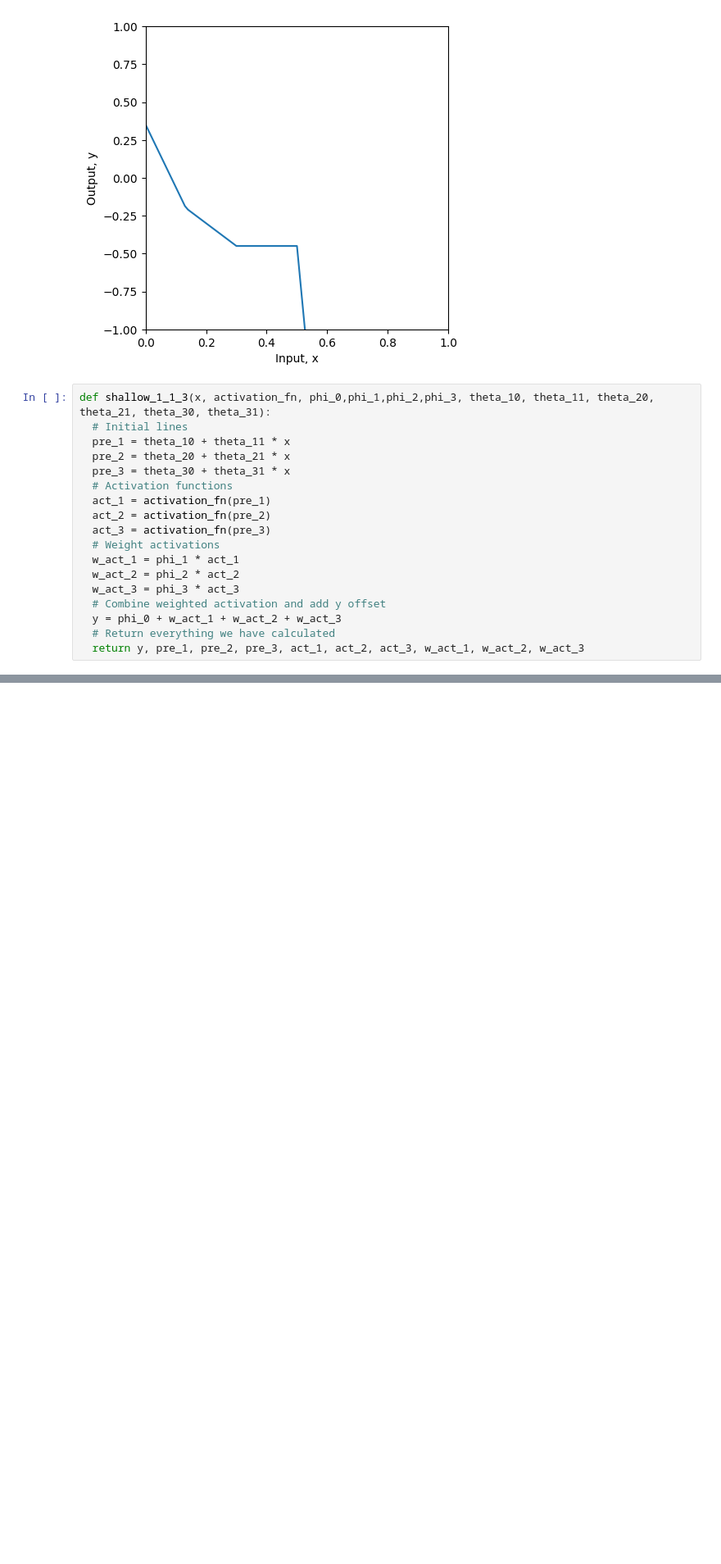
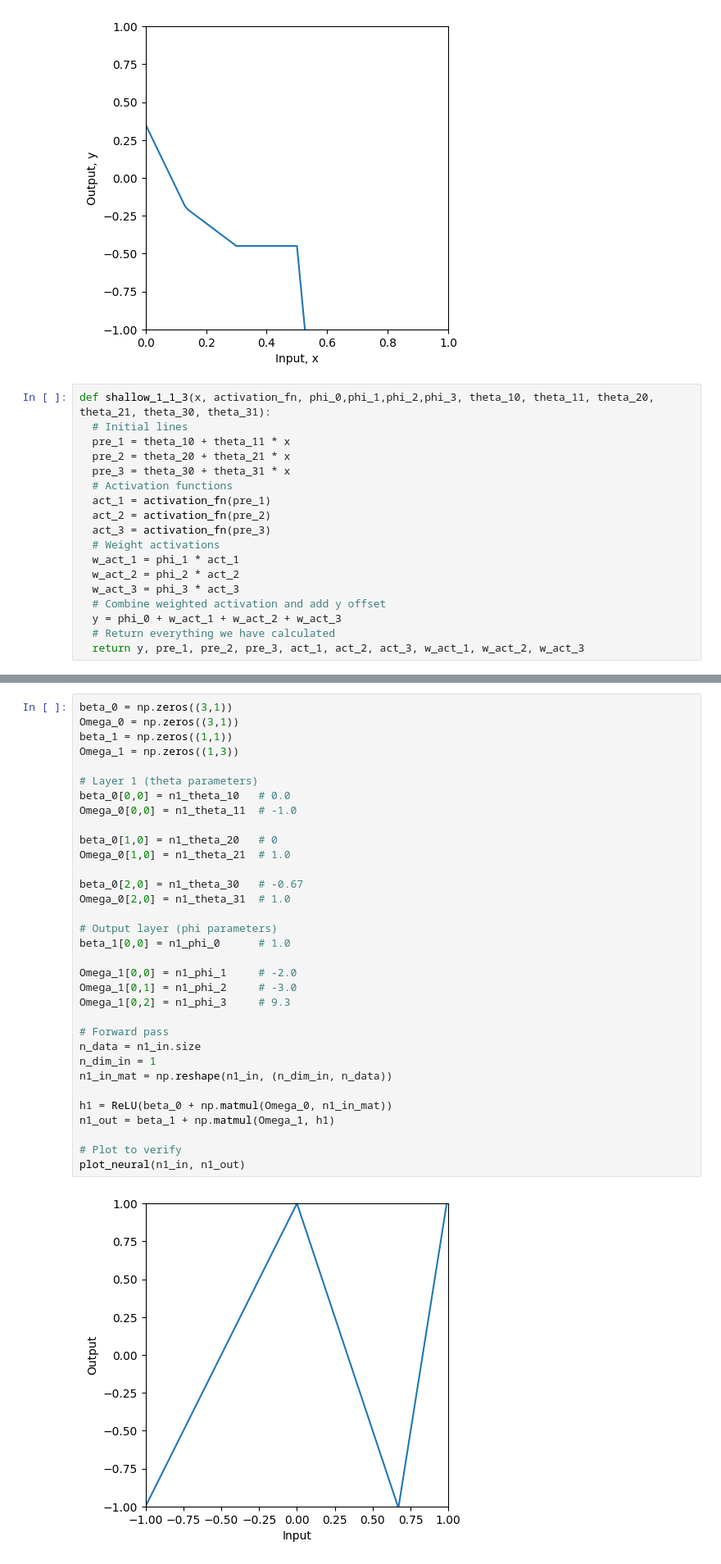
Before and after one commit to Saransh-Basu-01/Understanding-Deep-learning-, a Jupyter notebook: Deep_Neural_Networks.ipynb, the cells around one changed output, grey strips where cells are left out. Shown at 82% size. Cells and saved outputs as stored; diff of their text form; blank space fills up the shorter version.

```diff
--- a/Deep_Neural_Networks.ipynb
+++ b/Deep_Neural_Networks.ipynb
@@ -250,0 +276,35 @@ def shallow_1_1_3(x, activation_fn, phi_0,phi_1,phi_2,phi_3, theta_10, theta_11,
+# %%
+beta_0 = np.zeros((3,1))
+Omega_0 = np.zeros((3,1))
+beta_1 = np.zeros((1,1))
+Omega_1 = np.zeros((1,3))
+
+# Layer 1 (theta parameters)
+beta_0[0,0] = n1_theta_10   # 0.0
+Omega_0[0,0] = n1_theta_11  # -1.0
+
+beta_0[1,0] = n1_theta_20   # 0
+Omega_0[1,0] = n1_theta_21  # 1.0
+
+beta_0[2,0] = n1_theta_30   # -0.67
+Omega_0[2,0] = n1_theta_31  # 1.0
+
+# Output layer (phi parameters)
+beta_1[0,0] = n1_phi_0      # 1.0
+
+Omega_1[0,0] = n1_phi_1     # -2.0
+Omega_1[0,1] = n1_phi_2     # -3.0
+Omega_1[0,2] = n1_phi_3     # 9.3
+
+# Forward pass
+n_data = n1_in.size
+n_dim_in = 1
+n1_in_mat = np.reshape(n1_in, (n_dim_in, n_data))
+
+h1 = ReLU(beta_0 + np.matmul(Omega_0, n1_in_mat))
+n1_out = beta_1 + np.matmul(Omega_1, h1)
+
+# Plot to verify
+plot_neural(n1_in, n1_out)
+# %% [output]
+[figure, added]
```
Also changed, not shown: parts of 2 cells of this notebook.
